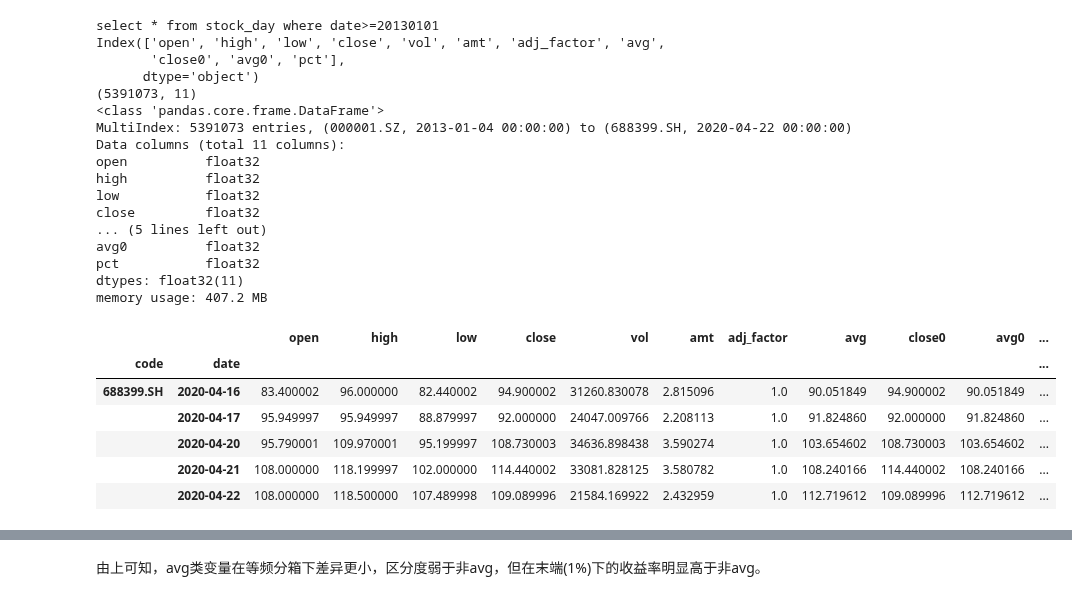
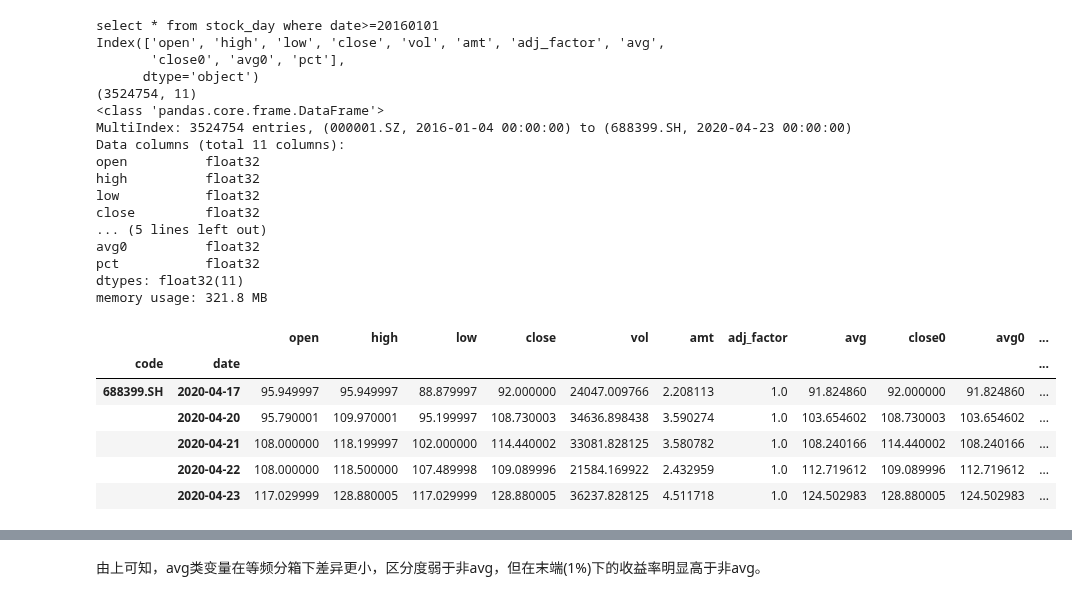
Before and after one commit to Bantorra0/Quant, a Jupyter notebook: ma_avg_vs_ma.ipynb, the cells around one changed output, grey strips where cells are left out. Saved outputs shown, nothing was run; the diff lists cells and outputs as text; code cells hidden in the pictures.

```diff
--- a/ma_avg_vs_ma.ipynb
+++ b/ma_avg_vs_ma.ipynb
@@ -20,44 +20,44 @@ pd.set_option('display.max_rows',200)
 idx = pd.IndexSlice
 agg_operations =['mean','median','max','min','std','size']
 # %%
-start = 20130101
+start = 20160101
 cursor = dbop.connect_db("sqlite3").cursor()
 
 df_d = dbop.create_df(cursor, STOCK_DAY[TABLE], start=start)
 df_d = dp.proc_stock_d(dp.prepare_stock_d(df_d))
 df_d.drop(columns=['open0','high0','low0','vol0'],inplace=True)
 df_d['pct'] = df_d.sort_index().groupby('code')['close'].pct_change()*100
 df_d['amt']/=1e5
 df_d = df_d.astype('float32')
 print(df_d.columns)
 print(df_d.shape)
 df_d.info(memory_usage='deep')
 df_d.tail()
 # %% [output]
-select * from stock_day where date>=20130101
+select * from stock_day where date>=20160101
 Index(['open', 'high', 'low', 'close', 'vol', 'amt', 'adj_factor', 'avg',
        'close0', 'avg0', 'pct'],
       dtype='object')
-(5391073, 11)
+(3524754, 11)
 <class 'pandas.core.frame.DataFrame'>
-MultiIndex: 5391073 entries, (000001.SZ, 2013-01-04 00:00:00) to (688399.SH, 2020-04-22 00:00:00)
+MultiIndex: 3524754 entries, (000001.SZ, 2016-01-04 00:00:00) to (688399.SH, 2020-04-23 00:00:00)
 Data columns (total 11 columns):
 open          float32
 high          float32
 low           float32
 close         float32
 ... (5 lines left out)
 avg0          float32
 pct           float32
 dtypes: float32(11)
-memory usage: 407.2 MB
+memory usage: 321.8 MB
 |  |  | open | high | low | close | vol | amt | adj_factor | avg | close0 | avg0 | ... |
 | code | date |  |  |  |  |  |  |  |  |  |  | ... |
-| 688399.SH | 2020-04-16 | 83.400002 | 96.000000 | 82.440002 | 94.900002 | 31260.830078 | 2.815096 | 1.0 | 90.051849 | 94.900002 | 90.051849 | ... |
-|  | 2020-04-17 | 95.949997 | 95.949997 | 88.879997 | 92.000000 | 24047.009766 | 2.208113 | 1.0 | 91.824860 | 92.000000 | 91.824860 | ... |
+| 688399.SH | 2020-04-17 | 95.949997 | 95.949997 | 88.879997 | 92.000000 | 24047.009766 | 2.208113 | 1.0 | 91.824860 | 92.000000 | 91.824860 | ... |
 |  | 2020-04-20 | 95.790001 | 109.970001 | 95.199997 | 108.730003 | 34636.898438 | 3.590274 | 1.0 | 103.654602 | 108.730003 | 103.654602 | ... |
 |  | 2020-04-21 | 108.000000 | 118.199997 | 102.000000 | 114.440002 | 33081.828125 | 3.580782 | 1.0 | 108.240166 | 114.440002 | 108.240166 | ... |
 |  | 2020-04-22 | 108.000000 | 118.500000 | 107.489998 | 109.089996 | 21584.169922 | 2.432959 | 1.0 | 112.719612 | 109.089996 | 112.719612 | ... |
+|  | 2020-04-23 | 117.029999 | 128.880005 | 117.029999 | 128.880005 | 36237.828125 | 4.511718 | 1.0 | 124.502983 | 128.880005 | 124.502983 | ... |
 # %%
 df_d_basic = dbop.create_df(cursor, STOCK_DAILY_BASIC[TABLE], start=start)
 df_d_basic = dp.prepare_stock_d_basic(df_d_basic)
```
Also changed, not shown: parts of 12 cells of this notebook, 3 other files.
